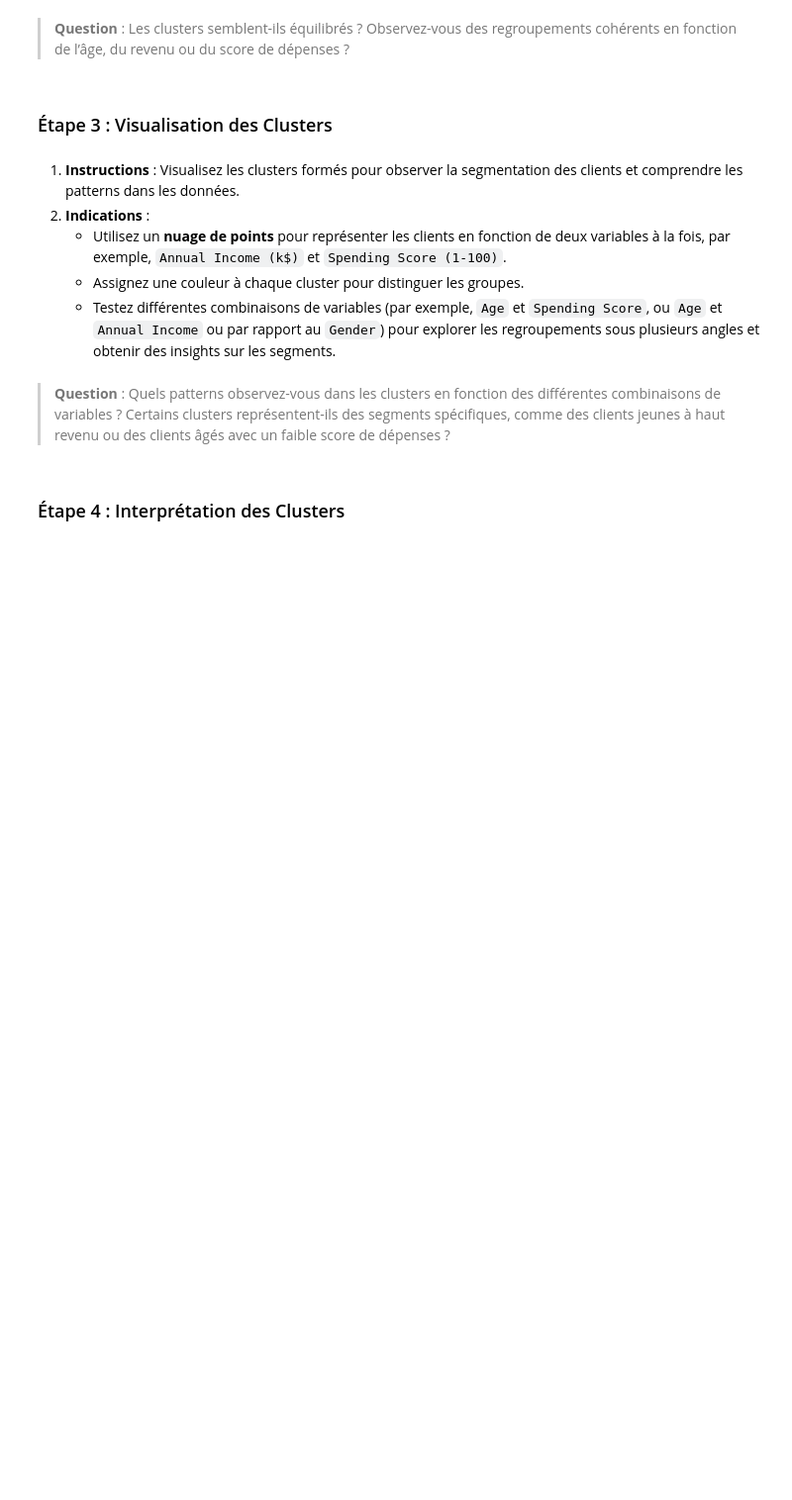
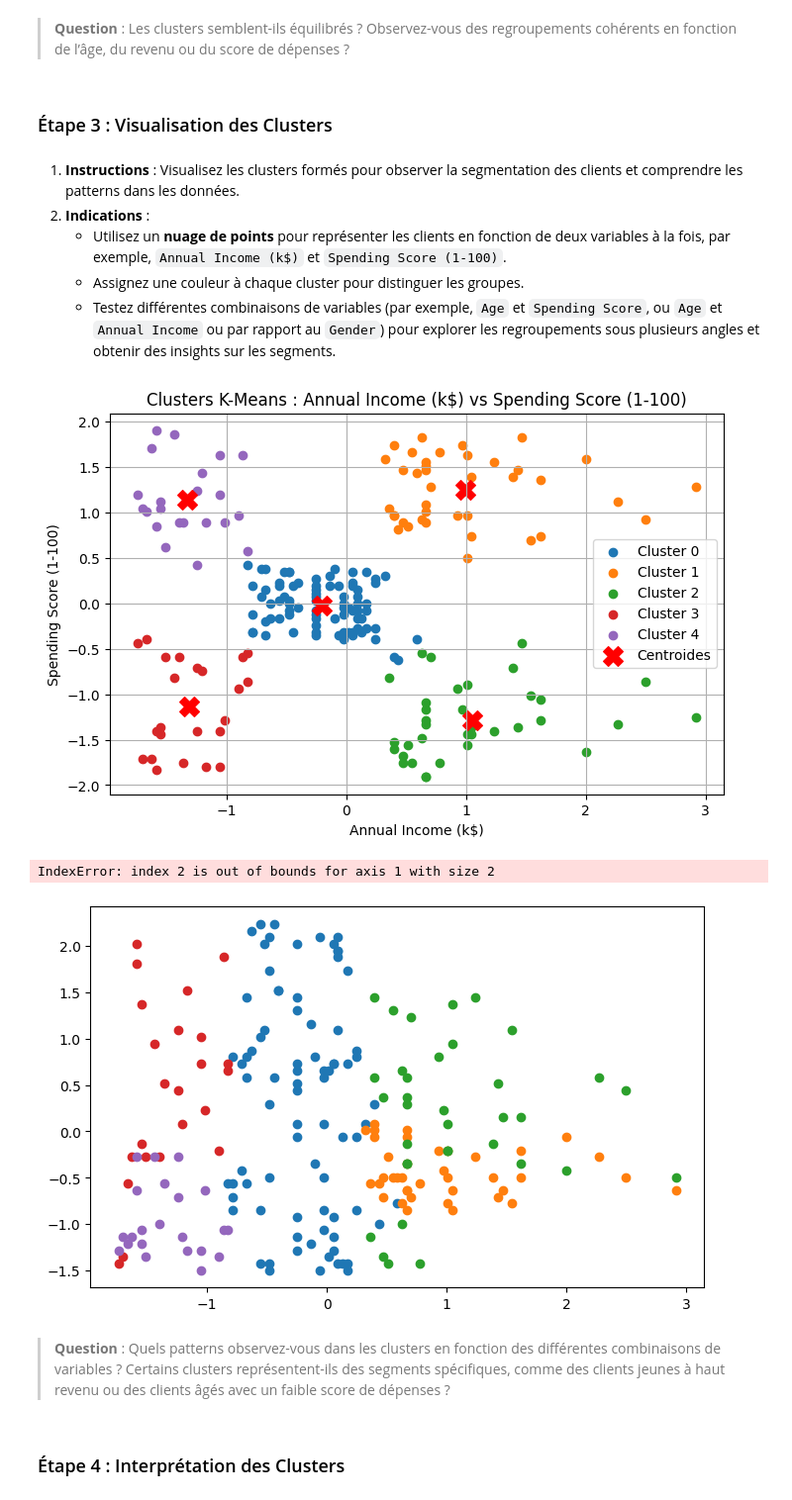
Before and after one commit to axgervais/AI-Python, a Jupyter notebook: A_03_1_Apprentissage_Non_Supervisé.ipynb, the cells around one changed output. Shown at 99% size. Cells and saved outputs as stored; diff of their text form; code cells hidden in the pictures; blank space fills up the shorter version.

```diff
--- a/A_03_1_Apprentissage_Non_Supervisé.ipynb
+++ b/A_03_1_Apprentissage_Non_Supervisé.ipynb
@@ -540,0 +565,17 @@ Le choix du nombre de clusters `K` est crucial. On peut utiliser plusieurs méth
+# %%
+# Insérez ici le code pour appliquer K-means avec le nombre optimal de clusters et ajouter les labels de cluster au DataFrame
+from sklearn.cluster import KMeans
+
+# Définir le nombre optimal de clusters basé sur la méthode de l'Elbow
+optimal_k = 5  # Remplacez par le nombre de clusters déterminé visuellement
+
+# Appliquer K-Means avec le nombre optimal de clusters
+kmeans = KMeans(n_clusters=optimal_k, random_state=0)
+df_no_outliers['Cluster'] = kmeans.fit_predict(df_no_outliers[['Annual Income (k$)', 'Spending Score (1-100)']])
+
+# Afficher les centres des clusters
+print("Centres des clusters :")
+print(kmeans.cluster_centers_)
+
+# Afficher les 5 premières lignes du DataFrame avec les clusters
+print(df_no_outliers.head())
@@ -553,3 +605,38 @@ Le choix du nombre de clusters `K` est crucial. On peut utiliser plusieurs méth
+# %%
+# Insérez ici le code pour visualiser les clusters en utilisant différentes combinaisons de variables
+# Liste des combinaisons de variables à tracer
+combinations = [
+    ('Annual Income (k$)', 'Spending Score (1-100)'),
+    ('Annual Income (k$)', 'Age'),
+    ('Spending Score (1-100)', 'Age')
+]
+
+# Nombre de clusters (doit correspondre au modèle K-Means appliqué)
+optimal_k = 5
+
+# Tracer les clusters pour chaque combinaison de variables
+for x_var, y_var in combinations:
+    plt.figure(figsize=(8, 5))
+    for cluster in range(optimal_k):
+        cluster_data = df_no_outliers[df_no_outliers['Cluster'] == cluster]
+        plt.scatter(
+            cluster_data[x_var], cluster_data[y_var], label=f'Cluster {cluster}'
+        )
+    plt.scatter(
+        kmeans.cluster_centers_[:, combinations.index((x_var, y_var))],
+        kmeans.cluster_centers_[:, combinations.index((x_var, y_var)) + 1],
+        s=200, c='red', marker='X', label='Centroides'
+    )
+    plt.title(f'Clusters K-Means : {x_var} vs {y_var}')
+    plt.xlabel(x_var)
+    plt.ylabel(y_var)
+    plt.legend()
+    plt.grid(True)
+    plt.show()
+# %% [output]
+[figure, added]
+IndexError: index 2 is out of bounds for axis 1 with size 2
+[figure, added]
 # %% [markdown]
 > **Question** : Quels patterns observez-vous dans les clusters en fonction des différentes combinaisons de variables ? Certains clusters représentent-ils des segments spécifiques, comme des clients jeunes à haut revenu ou des clients âgés avec un faible score de dépenses ?
 # %% [markdown]
```
Also changed, not shown: parts of 23 cells of this notebook.
